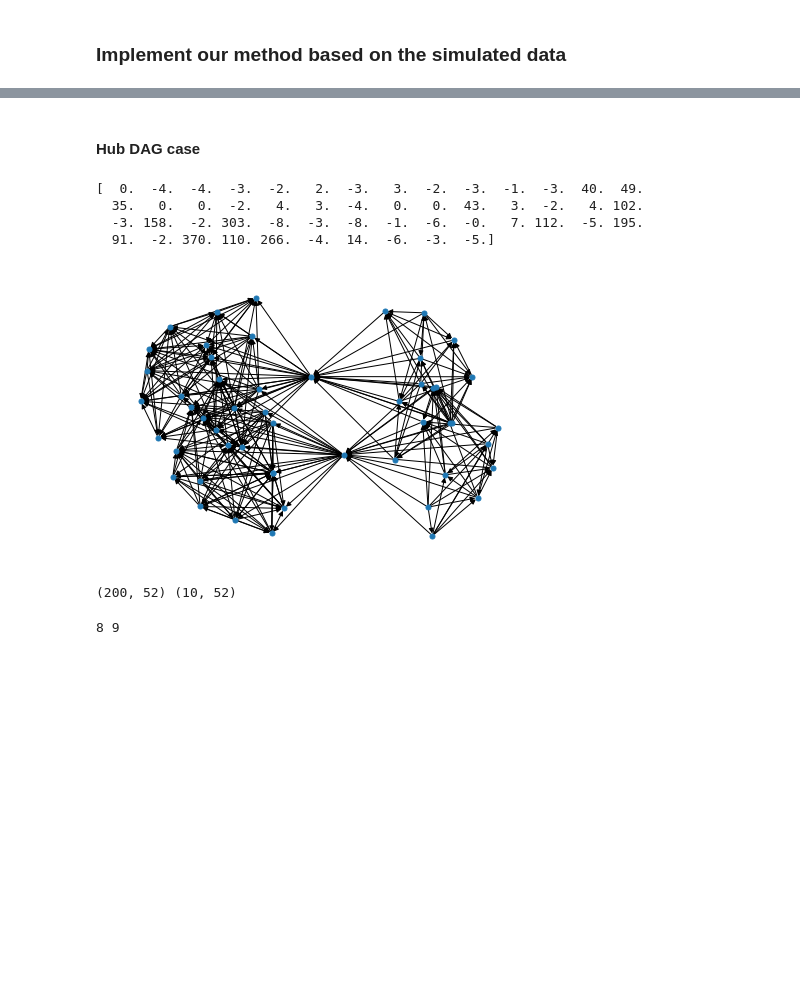
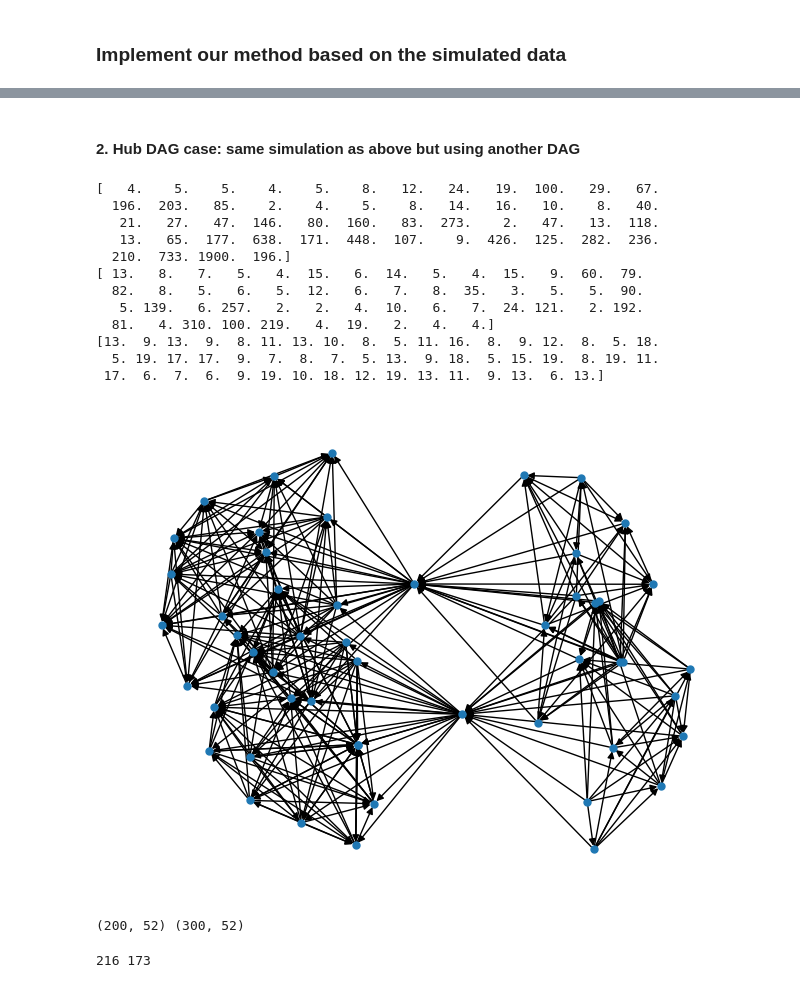
Before and after one commit to Jinzhou-Li/RootCauseDiscovery, a Jupyter notebook: python/SimulationSettingsTest.ipynb, the cells around one changed output, grey strips where cells are left out. Drawn from its saved outputs; the diff is of its cells as text; code cells hidden in the pictures; blank space fills up the shorter version.

```diff
--- a/python/SimulationSettingsTest.ipynb
+++ b/python/SimulationSettingsTest.ipynb
@@ -437,59 +182,76 @@ RC_rank_Chol = [np.sum(Final_RC_scores[i,RC[i]] < Final_RC_scores[i,:])
 # %% [markdown]
-#### Hub DAG case
+#### 2. Hub DAG case: same simulation as above but using another DAG
 # %%
+np.random.seed(2024)
+
 ### Parameters for B_hub
 num_hub = 2 # same number of upper and lower blocks
 s_B = 0.8
 B_value_min = -1
 B_value_max = 1
 
 size_up_block = 15
 size_low_block = 10
 intersect_prop = 0.3
 p = num_hub + num_hub * (size_up_block + size_low_block)
 f"{p=}"
 
 b = np.random.uniform(-5,5,p)  # intercept
 
 B_unscaled = B_hub_func(num_hub, size_up_block, size_low_block, intersect_prop, s_B, B_value_min, B_value_max)
 
 ################ Rescale B, but keep its support, so that the variance of X is close to the given one
-var_err_min = 1
-var_err_max = 2
+err_min = 1
+err_max = 5
 var_X_min = 5
-var_X_max = 10
+var_X_max = 20
 
-sigma2_error_raw = np.random.uniform(var_err_min, var_err_max, p) # rep(var_error,p) # do not make error variance the same!
+sigma2_error_raw = np.random.uniform(err_min, err_max, p) # rep(var_error,p) # do not make error variance the same!
 var_X_design = np.random.uniform(var_X_min, var_X_max, p)  # preset variance of X we want to get based on the SEM
-B_raw, sigma2_error_new = rescale_B_func(B_unscaled, var_X_design, sigma2_error_raw, tol=5, step_size=0.0001, max_count=300)
+B_scaled, sigma2_error_new = rescale_B_func(B_unscaled, var_X_design, sigma2_error_raw, tol=1, step_size=0.0001, max_count=1000)
 
 # # check that we indeed make the variance of X similar to the preset one
 I = np.identity(p)
-var_X_Braw = np.diag( np.dot( linalg.solve(I - B_raw, np.diag(sigma2_error_raw)), linalg.inv(I - B_raw).T ) )
-print(np.round(var_X_Braw - var_X_design,0))
+# variance of X based on B_raw
+var_X_raw = np.diag( np.dot( linalg.solve(I - B_unscaled, np.diag(sigma2_error_raw)), linalg.inv(I - B_unscaled).T ) )
+var_X_new = np.diag( np.dot( linalg.solve(I - B_scaled, np.diag(sigma2_error_new)), linalg.inv(I - B_scaled).T ) )
+
+print(np.round(var_X_raw))
+print(np.round(var_X_new))
+print(np.round(var_X_design))
+
+# print(np.round(sigma2_error_raw,3))
+# print(np.round(sigma2_error_new,3))
 
 # Permute B and sigma2_error so that they are not in the causal ordering
 ordering = np.random.permutation(np.arange(p))
 
 Permut_mat = np.eye(p)[ordering]
-B = Permut_mat @ B_raw @ Permut_mat.T
-sigma2_error = np.diag(sigma2_error_raw[ordering])
+B = Permut_mat @ B_scaled @ Permut_mat.T
+sigma2_error = np.diag(sigma2_error_new[ordering])
 
 G = nx.DiGraph(B!=0)
 nx.draw_kamada_kawai(G, with_labels=False, node_size=25)
 # %% [output]
-[  0.  -4.  -4.  -3.  -2.   2.  -3.   3.  -2.  -3.  -1.  -3.  40.  49.
-  35.   0.   0.  -2.   4.   3.  -4.   0.   0.  43.   3.  -2.   4. 102.
-  -3. 158.  -2. 303.  -8.  -3.  -8.  -1.  -6.  -0.   7. 112.  -5. 195.
-  91.  -2. 370. 110. 266.  -4.  14.  -6.  -3.  -5.]
+[   4.    5.    5.    4.    5.    8.   12.   24.   19.  100.   29.   67.
+  196.  203.   85.    2.    4.    5.    8.   14.   16.   10.    8.   40.
+   21.   27.   47.  146.   80.  160.   83.  273.    2.   47.   13.  118.
+   13.   65.  177.  638.  171.  448.  107.    9.  426.  125.  282.  236.
+  210.  733. 1900.  196.]
+[ 13.   8.   7.   5.   4.  15.   6.  14.   5.   4.  15.   9.  60.  79.
+  82.   8.   5.   6.   5.  12.   6.   7.   8.  35.   3.   5.   5.  90.
+   5. 139.   6. 257.   2.   2.   4.  10.   6.   7.  24. 121.   2. 192.
+  81.   4. 310. 100. 219.   4.  19.   2.   4.   4.]
+[13.  9. 13.  9.  8. 11. 13. 10.  8.  5. 11. 16.  8.  9. 12.  8.  5. 18.
+  5. 19. 17. 17.  9.  7.  8.  7.  5. 13.  9. 18.  5. 15. 19.  8. 19. 11.
+ 17.  6.  7.  6.  9. 19. 10. 18. 12. 19. 13. 11.  9. 13.  6. 13.]
-[figure, old version]
+[figure, new version]
 # %%
 n = 200
-m = 10
-int_mean = 20
+m = 300
+int_mean = 10
 int_sd = 1
-X_obs, X_int, RC = generate_data(n, m, p, B, sigma2_error, b, int_mean, int_sd)
+X_obs, X_int_all, RC = generate_data(n, m, p, B, sigma2_error, b, int_mean, int_sd)
+print(X_obs.shape, X_int_all.shape)
+# %% [output]
+(200, 52) (300, 52)
-# %%
-print(X_obs.shape, X_int.shape)
-# %% [output]
-(200, 52) (10, 52)
@@ -514,11 +270,12 @@ max_index_Chol = [np.argmax(Final_RC_scores[i,:]) for i in range(Final_RC_scores
 # %%
+# a quick look at how for how many interventional smaples each method sucessfully find the RC
 num_success_Zscore = sum(x == y for x, y in zip(max_index_Zscore, RC))
 num_success_Chol = sum(x == y for x, y in zip(max_index_Chol, RC))
-print(num_success_Zscore, num_success_Chol)
+print(num_success_Chol, num_success_Zscore)
 
 # df = pd.DataFrame({"RC":RC, "Zscore": max_index_Zscore, "Chol": max_index_Chol})
 # pd.set_option('display.max_columns', None)
 # pd.set_option('display.max_rows', None)
 # print(df.to_string(index=False))
 # %% [output]
-8 9
+216 173
```
Also changed, not shown: parts of 19 cells of this notebook, 2 other files.
